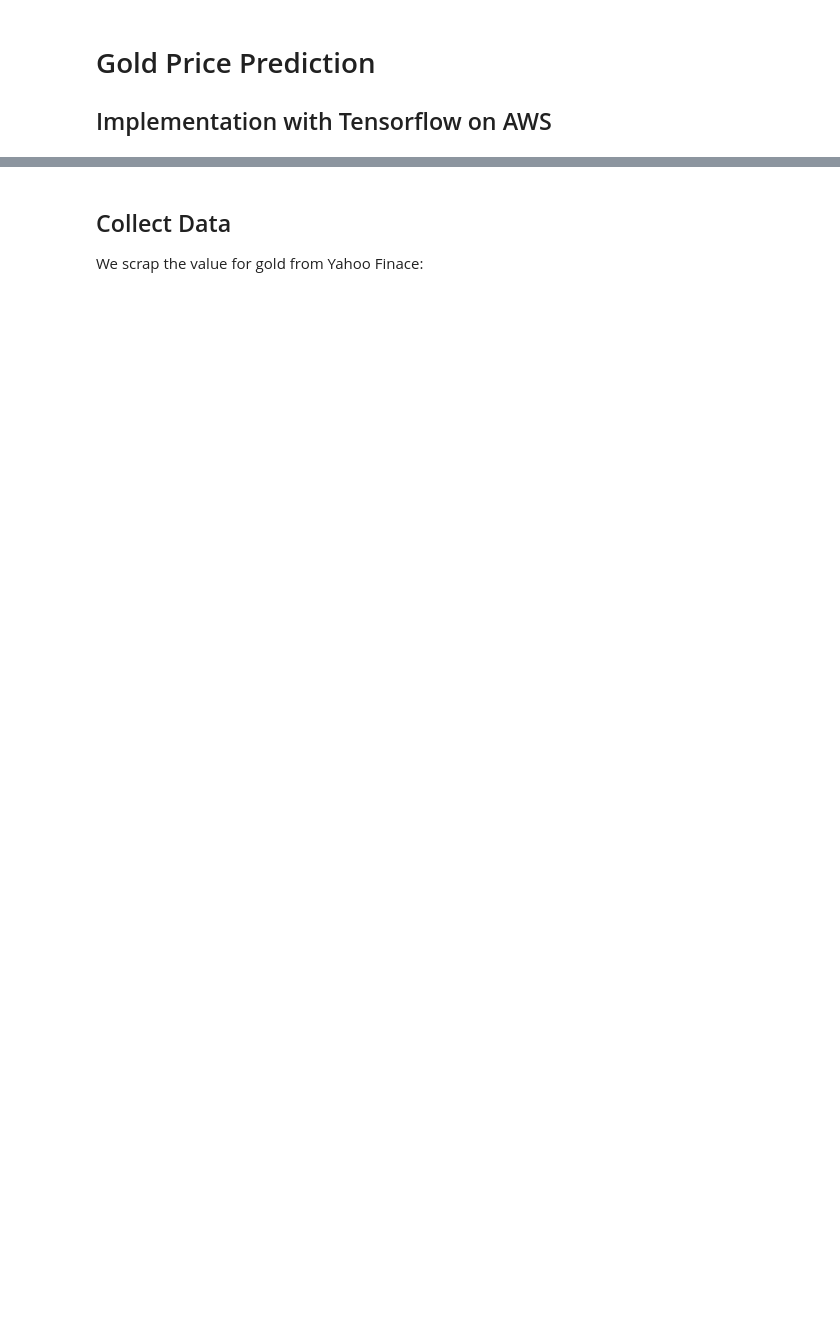
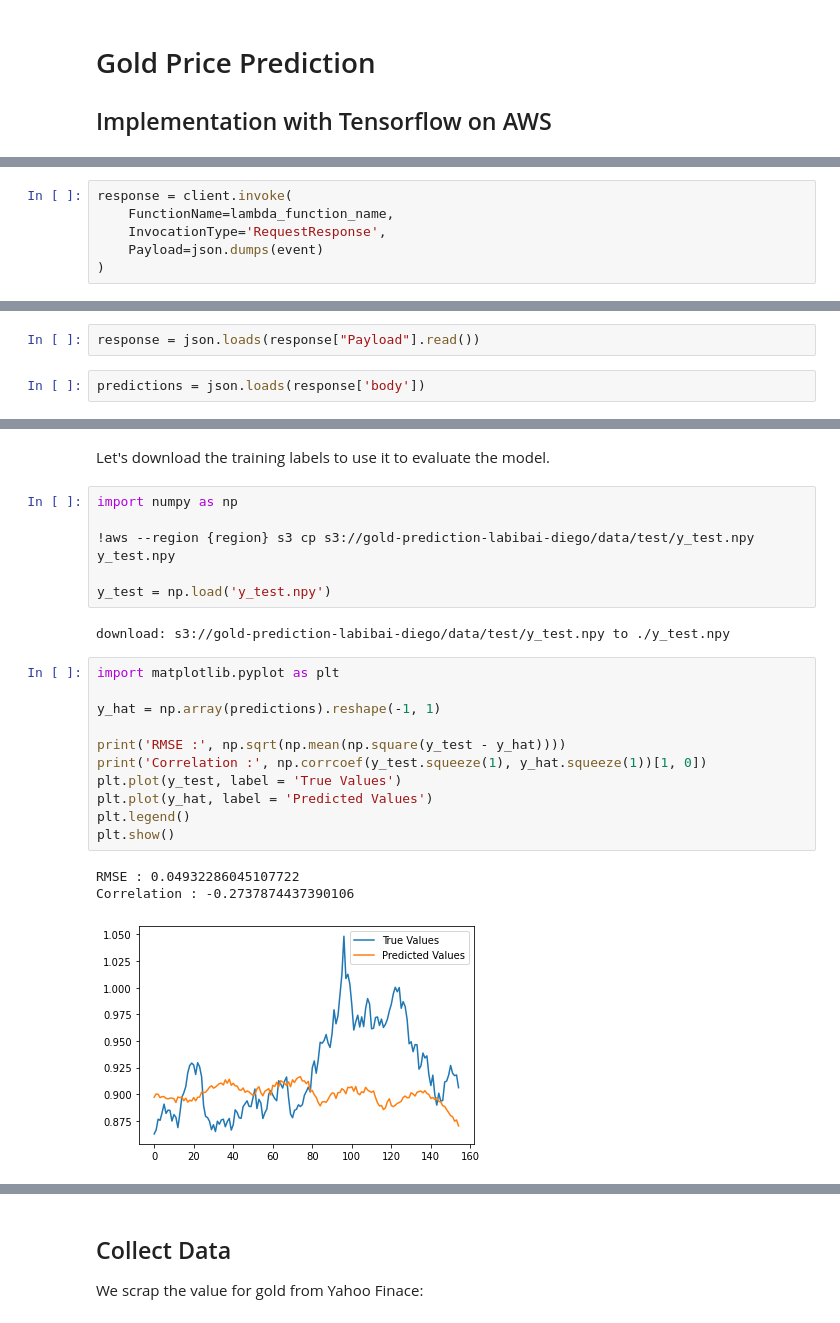
Before and after one commit to dsaenzlabibai/gold_price_prediction, a Jupyter notebook: tensorflow_script_mode_training_in_sagemaker_and_serving_with_lambda.ipynb, the cells around one changed output, grey strips where cells are left out. Cells and saved outputs as stored; diff of their text form; blank space fills up the shorter version.

```diff
--- a/tensorflow_script_mode_training_in_sagemaker_and_serving_with_lambda.ipynb
+++ b/tensorflow_script_mode_training_in_sagemaker_and_serving_with_lambda.ipynb
@@ -37,0 +356,6 @@ from tensorflow.keras.wrappers.scikit_learn import KerasRegressor
+# %%
+response = client.invoke(
+    FunctionName=lambda_function_name,
+    InvocationType='RequestResponse',
+    Payload=json.dumps(event)
+)
@@ -37,0 +374,4 @@ from tensorflow.keras.wrappers.scikit_learn import KerasRegressor
+# %%
+response = json.loads(response["Payload"].read())
+# %%
+predictions = json.loads(response['body'])
@@ -37,0 +398,25 @@ from tensorflow.keras.wrappers.scikit_learn import KerasRegressor
+# %% [markdown]
+Let's download the training labels to use it to evaluate the model.
+# %%
+import numpy as np
+
+!aws --region {region} s3 cp s3://gold-prediction-labibai-diego/data/test/y_test.npy y_test.npy
+
+y_test = np.load('y_test.npy')
+# %% [output]
+download: s3://gold-prediction-labibai-diego/data/test/y_test.npy to ./y_test.npy
+# %%
+import matplotlib.pyplot as plt
+
+y_hat = np.array(predictions).reshape(-1, 1)
+
+print('RMSE :', np.sqrt(np.mean(np.square(y_test - y_hat))))
+print('Correlation :', np.corrcoef(y_test.squeeze(1), y_hat.squeeze(1))[1, 0])
+plt.plot(y_test, label = 'True Values')
+plt.plot(y_hat, label = 'Predicted Values')
+plt.legend()
+plt.show()
+# %% [output]
+RMSE : 0.04932286045107722
+Correlation : -0.2737874437390106
+[figure, added]
```
Also changed, not shown: parts of 57 cells of this notebook, 9 other files.
